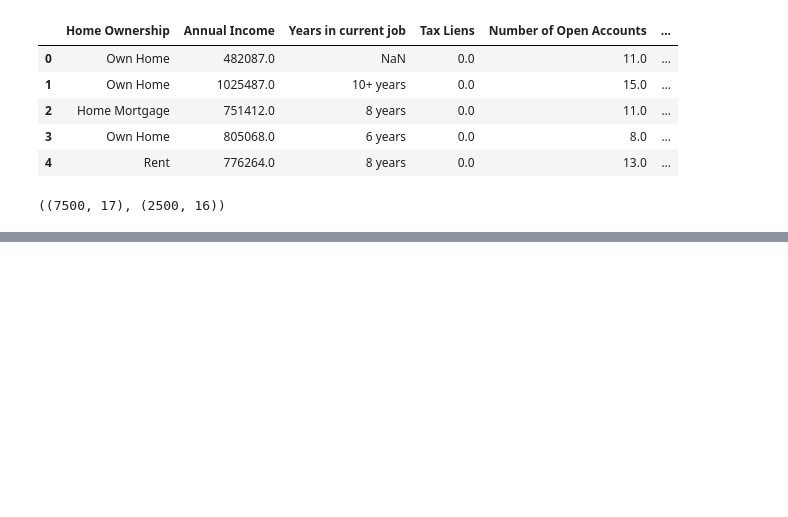
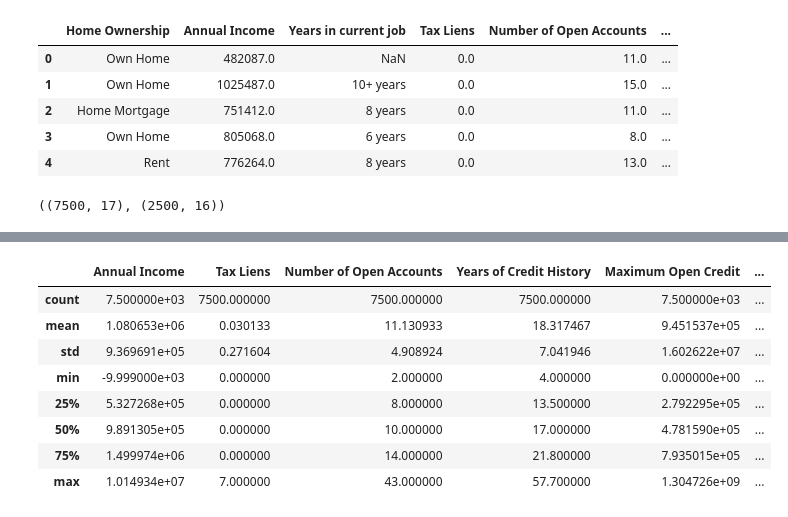
Before and after one commit to mechanic3000/GB_python_library_2, a Jupyter notebook: course_project_2.ipynb, the cells around one changed output, grey strips where cells are left out. Drawn from its saved outputs; the diff is of its cells as text; code cells hidden in the pictures; blank space fills up the shorter version.

```diff
--- a/course_project_2.ipynb
+++ b/course_project_2.ipynb
@@ -105,0 +327,4 @@ KeyboardInterrupt:
+# %%
+label_dict = {'10+ years': 10, '8 years': 8, '6 years': 6, '7 years': 7, '5 years': 5,
+       '1 year': 1, '< 1 year': 0, '4 years': 4, '3 years': 3, '2 years': 2, '9 years': 9, '11': 11, '-1': -1}
+train_df['Years in current job'] = train_df['Years in current job'].map(label_dict)
@@ -105,0 +351,2 @@ KeyboardInterrupt:
+# %%
+train_df.loc[train_df['Months since last delinquent'].isna(), 'Months since last delinquent'] = -1
@@ -105,0 +359,2 @@ KeyboardInterrupt:
+# %%
+train_df.loc[train_df['Bankruptcies'].isna(), 'Bankruptcies'] = -1
@@ -105,0 +390,3 @@ KeyboardInterrupt:
+# %%
+numeric_features = train_df.select_dtypes('float64').columns.to_list()
+numeric_features
@@ -105,0 +406,12 @@ KeyboardInterrupt:
+# %%
+train_df[numeric_features].describe()
+# %% [output]
+|  | Annual Income | Tax Liens | Number of Open Accounts | Years of Credit History | Maximum Open Credit | ... |
+| count | 7.500000e+03 | 7500.000000 | 7500.000000 | 7500.000000 | 7.500000e+03 | ... |
+| mean | 1.080653e+06 | 0.030133 | 11.130933 | 18.317467 | 9.451537e+05 | ... |
+| std | 9.369691e+05 | 0.271604 | 4.908924 | 7.041946 | 1.602622e+07 | ... |
+| min | -9.999000e+03 | 0.000000 | 2.000000 | 4.000000 | 0.000000e+00 | ... |
+| 25% | 5.327268e+05 | 0.000000 | 8.000000 | 13.500000 | 2.792295e+05 | ... |
+| 50% | 9.891305e+05 | 0.000000 | 10.000000 | 17.000000 | 4.781590e+05 | ... |
+| 75% | 1.499974e+06 | 0.000000 | 14.000000 | 21.800000 | 7.935015e+05 | ... |
+| max | 1.014934e+07 | 7.000000 | 43.000000 | 57.700000 | 1.304726e+09 | ... |
```
Also changed, not shown: parts of 86 cells of this notebook, 2 other files.
